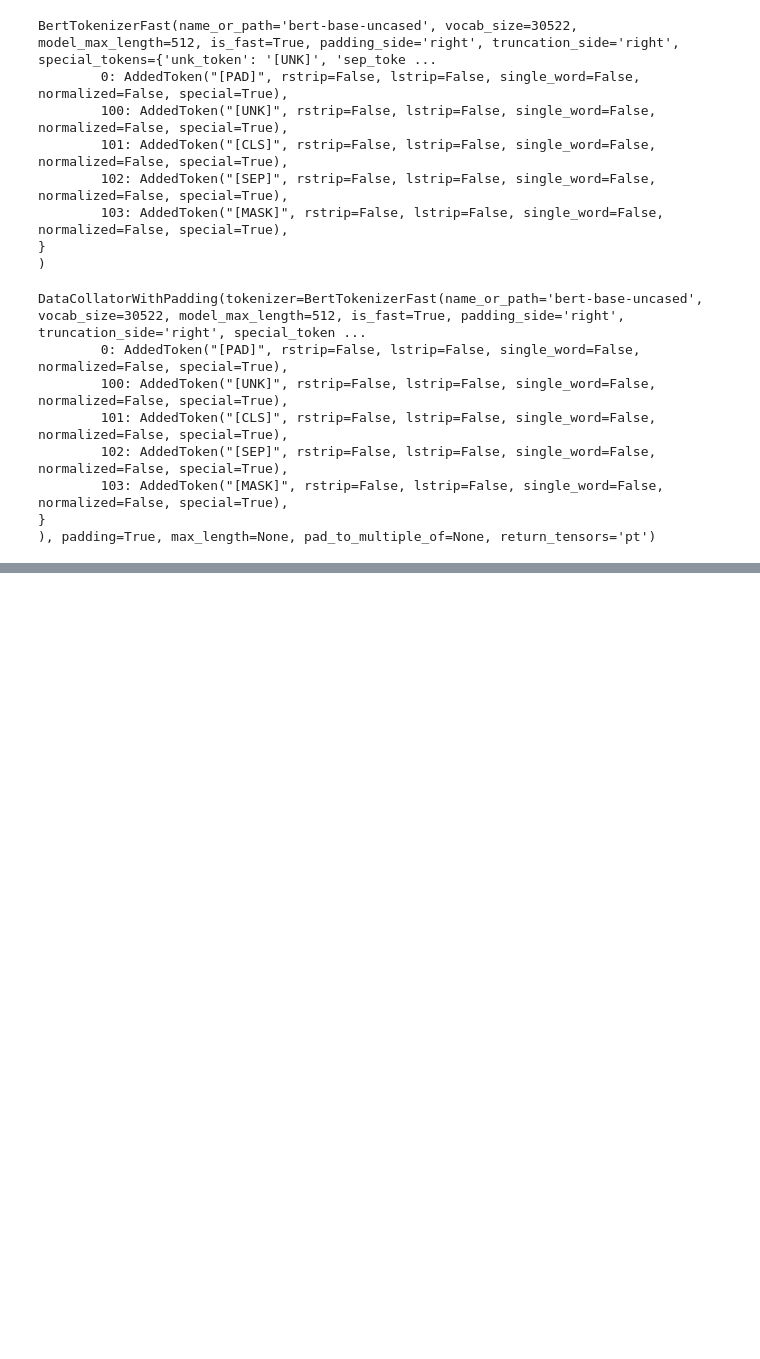
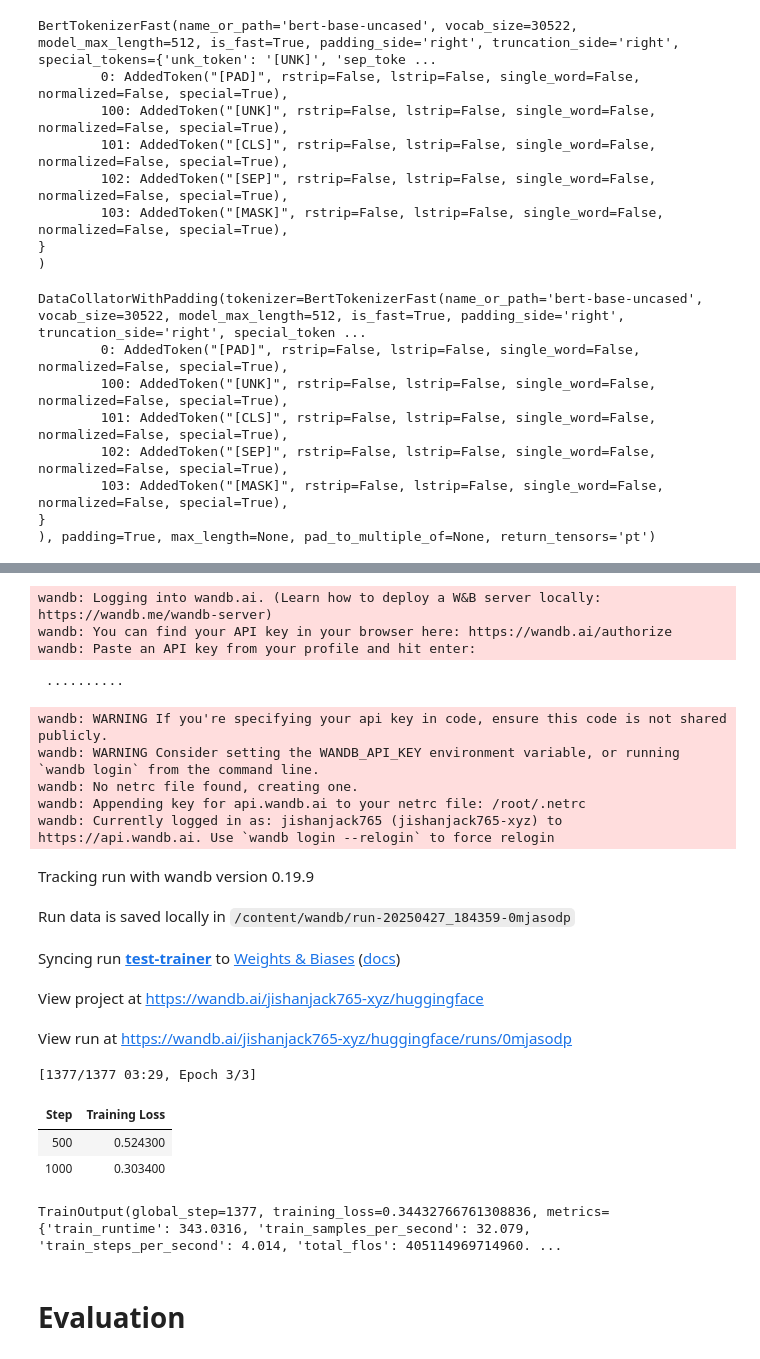
Before and after one commit to arshadziban/llm-journey, a Jupyter notebook: Fine-tuning a pretrained model/trainer_api.ipynb, the cells around one changed output, grey strips where cells are left out. Saved outputs shown, nothing was run; the diff lists cells and outputs as text; code cells hidden in the pictures; blank space fills up the shorter version.

```diff
--- a/Fine-tuning a pretrained model/trainer_api.ipynb
+++ b/Fine-tuning a pretrained model/trainer_api.ipynb
@@ -54,0 +63,3 @@ DataCollatorWithPadding(tokenizer=BertTokenizerFast(name_or_path='bert-base-unca
+# %%
+from transformers import TrainingArguments
+training_args = TrainingArguments("test-trainer")
@@ -54,0 +75,3 @@ DataCollatorWithPadding(tokenizer=BertTokenizerFast(name_or_path='bert-base-unca
+# %%
+from transformers import AutoModelForSequenceClassification
+model = AutoModelForSequenceClassification.from_pretrained(checkpoint, num_labels=2)
@@ -54,0 +101,14 @@ DataCollatorWithPadding(tokenizer=BertTokenizerFast(name_or_path='bert-base-unca
+# %%
+from transformers import Trainer
+
+trainer = Trainer(
+    model,
+    training_args,
+    train_dataset=tokenized_datasets["train"],
+    eval_dataset=tokenized_datasets["validation"],
+    data_collator=data_collator,
+    tokenizer=tokenizer,
+)
+# %%
+trainer.train()
+# %% [output]
@@ -54,0 +118,21 @@ DataCollatorWithPadding(tokenizer=BertTokenizerFast(name_or_path='bert-base-unca
+wandb: Logging into wandb.ai. (Learn how to deploy a W&B server locally: https://wandb.me/wandb-server)
+wandb: You can find your API key in your browser here: https://wandb.ai/authorize
+wandb: Paste an API key from your profile and hit enter:
+ ··········
+wandb: WARNING If you're specifying your api key in code, ensure this code is not shared publicly.
+wandb: WARNING Consider setting the WANDB_API_KEY environment variable, or running `wandb login` from the command line.
+wandb: No netrc file found, creating one.
+wandb: Appending key for api.wandb.ai to your netrc file: /root/.netrc
+wandb: Currently logged in as: jishanjack765 (jishanjack765-xyz) to https://api.wandb.ai. Use `wandb login --relogin` to force relogin
+Tracking run with wandb version 0.19.9
+Run data is saved locally in /content/wandb/run-20250427_184359-0mjasodp
+Syncing run test-trainer to Weights & Biases (docs)
+View project at https://wandb.ai/jishanjack765-xyz/huggingface
+View run at https://wandb.ai/jishanjack765-xyz/huggingface/runs/0mjasodp
+[1377/1377 03:29, Epoch 3/3]
+| Step | Training Loss |
+| 500 | 0.524300 |
+| 1000 | 0.303400 |
+TrainOutput(global_step=1377, training_loss=0.34432766761308836, metrics={'train_runtime': 343.0316, 'train_samples_per_second': 32.079, 'train_steps_per_second': 4.014, 'total_flos': 405114969714960. ...
+# %% [markdown]
+# Evaluation
```
Also changed, not shown: parts of 13 cells of this notebook.
